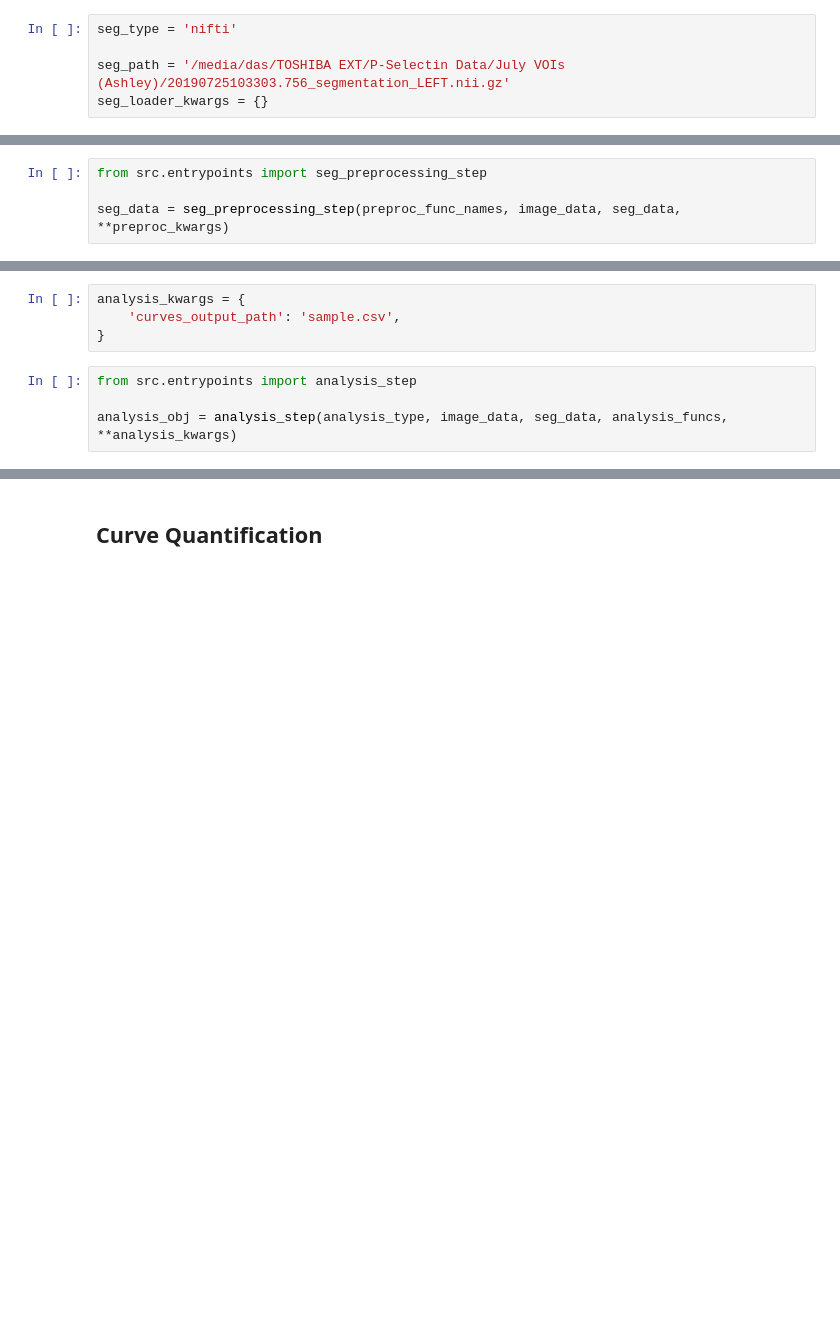
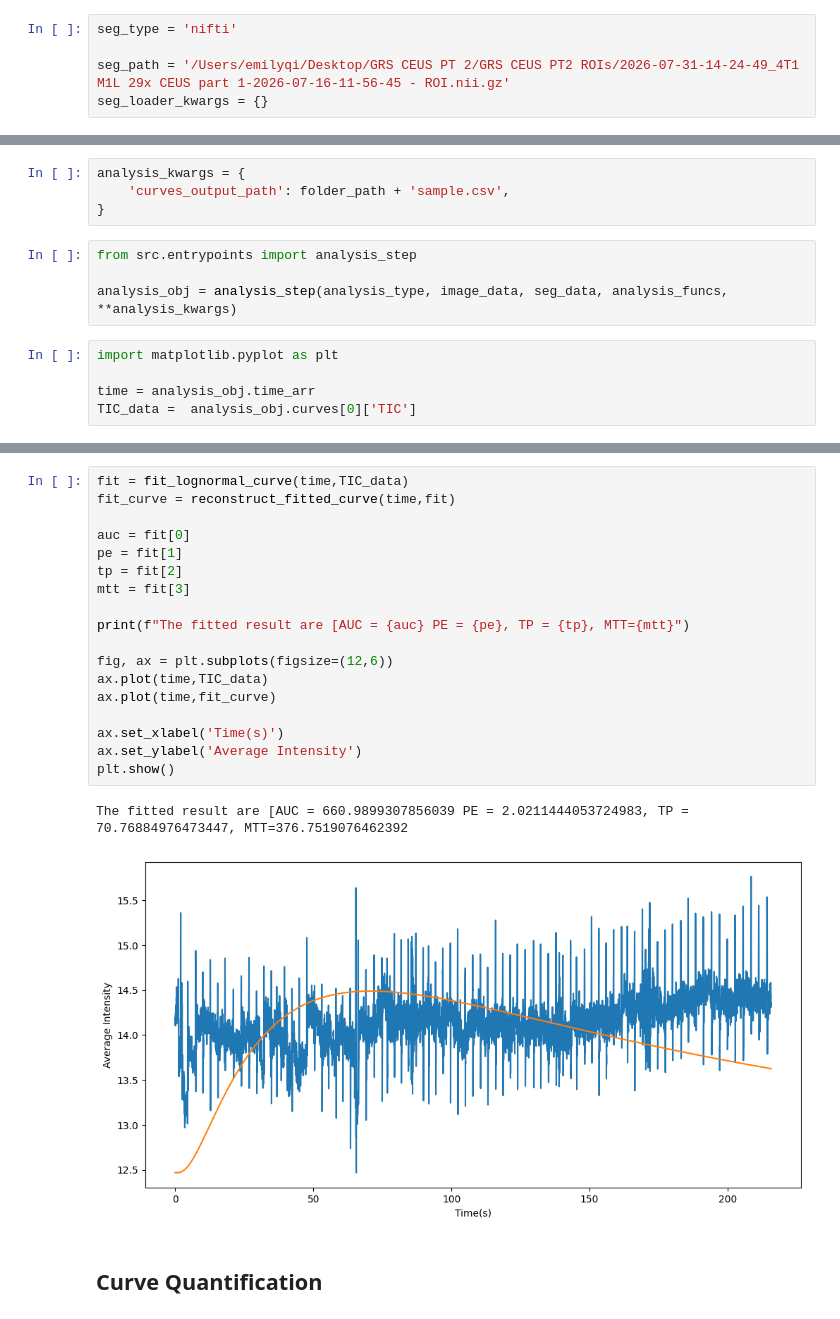
Before and after one commit to QuantUS-OpenSource/QuantUS-Backend-CEUS, a Jupyter notebook: CLI-Demos/tic_demo.ipynb, the cells around one changed output, grey strips where cells are left out. Drawn from its saved outputs; the diff is of its cells as text; blank space fills up the shorter version.

```diff
--- a/CLI-Demos/tic_demo.ipynb
+++ b/CLI-Demos/tic_demo.ipynb
@@ -136,7 +48,7 @@ print("Available segmentation loaders:", list(get_seg_loaders().keys()))
 # %%
 seg_type = 'nifti'
 
-seg_path = '/media/das/TOSHIBA EXT/P-Selectin Data/July VOIs (Ashley)/20190725103303.756_segmentation_LEFT.nii.gz'
+seg_path = '/Users/emilyqi/Desktop/GRS CEUS PT 2/GRS CEUS PT2 ROIs/2026-07-31-14-24-49_4T1 M1L 29x CEUS part 1-2026-07-16-11-56-45 - ROI.nii.gz'
 seg_loader_kwargs = {}
 # %%
 from src.entrypoints import seg_loading_step
@@ -160,7 +57,3 @@ preproc_kwargs = {
-# %%
-from src.entrypoints import seg_preprocessing_step
-
-seg_data = seg_preprocessing_step(preproc_func_names, image_data, seg_data, **preproc_kwargs)
 # %% [markdown]
 ## CEUS Quantitative Temporal Curve Analysis
 # %%
@@ -182,8 +81,13 @@ print("Required kwargs for current analysis:", required_kwargs)
 # %%
 analysis_kwargs = {
-    'curves_output_path': 'sample.csv',
+    'curves_output_path': folder_path + 'sample.csv',
 }
 # %%
 from src.entrypoints import analysis_step
 
 analysis_obj = analysis_step(analysis_type, image_data, seg_data, analysis_funcs, **analysis_kwargs)
+# %%
+import matplotlib.pyplot as plt
+
+time = analysis_obj.time_arr
+TIC_data =  analysis_obj.curves[0]['TIC']
@@ -190,3 +155,24 @@ analysis_obj = analysis_step(analysis_type, image_data, seg_data, analysis_funcs
+# %%
+fit = fit_lognormal_curve(time,TIC_data)
+fit_curve = reconstruct_fitted_curve(time,fit)
+
+auc = fit[0]
+pe = fit[1]
+tp = fit[2]
+mtt = fit[3]
+
+print(f"The fitted result are [AUC = {auc} PE = {pe}, TP = {tp}, MTT={mtt}")
+
+fig, ax = plt.subplots(figsize=(12,6))
+ax.plot(time,TIC_data)
+ax.plot(time,fit_curve)
+
+ax.set_xlabel('Time(s)')
+ax.set_ylabel('Average Intensity')
+plt.show()
+# %% [output]
+The fitted result are [AUC = 660.9899307856039 PE = 2.0211444053724983, TP = 70.76884976473447, MTT=376.7519076462392
+[figure, added]
 # %% [markdown]
 ## Curve Quantification
 # %%
```
Also changed, not shown: parts of 22 cells of this notebook, 5 other files.
